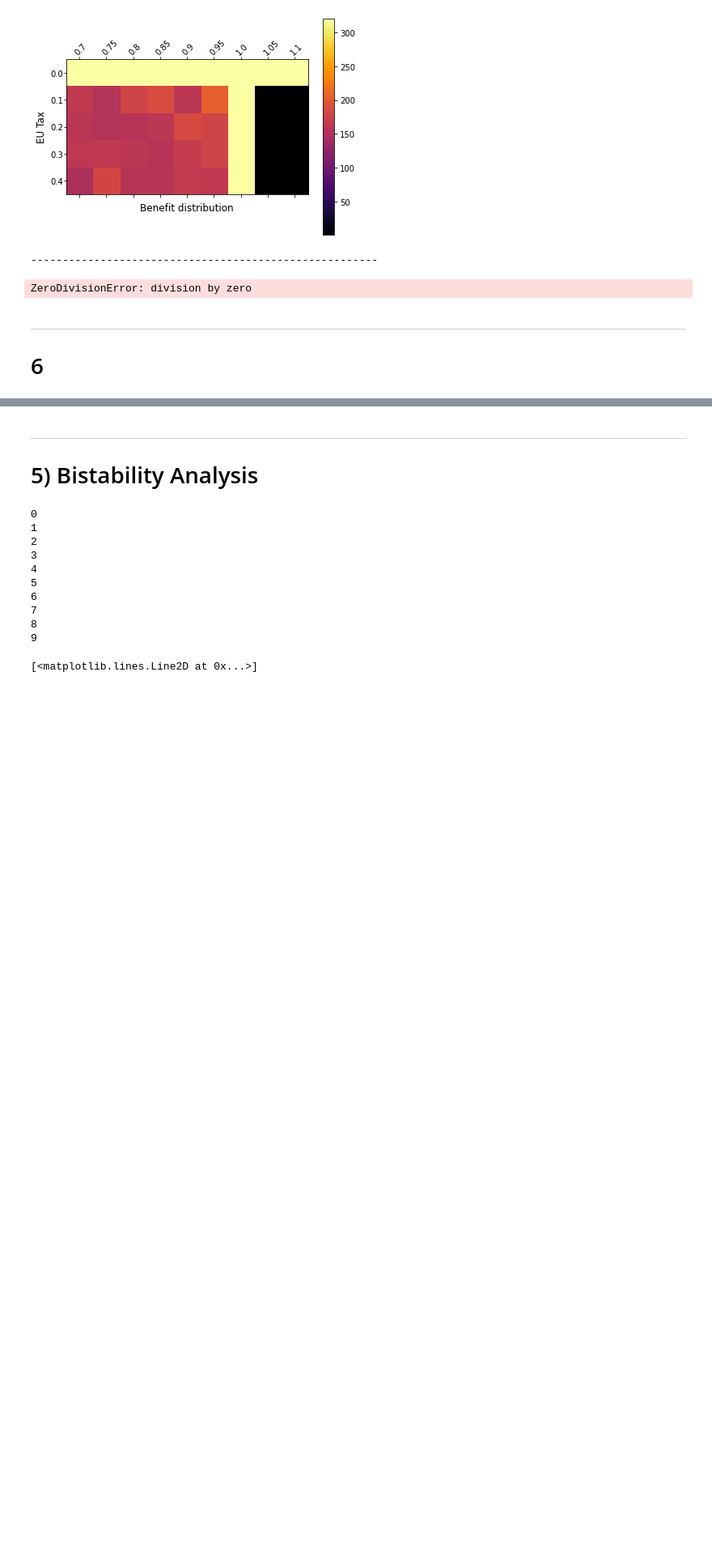
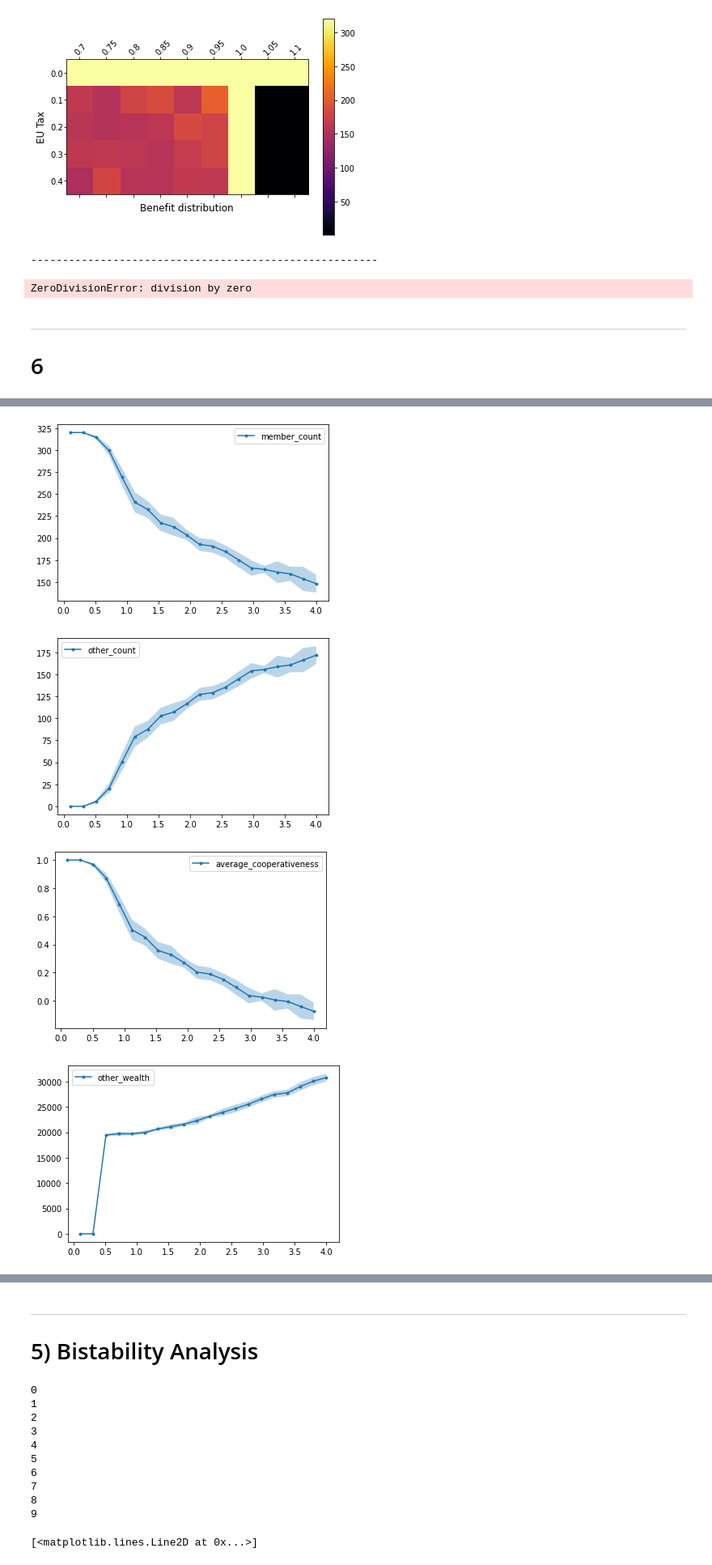
Before and after one commit to charelF/ABM, a Jupyter notebook: model/test.ipynb, the cells around one changed output, grey strips where cells are left out. Shown at 81% size. Cells and saved outputs as stored; diff of their text form; code cells hidden in the pictures; blank space fills up the shorter version.

```diff
--- a/model/test.ipynb
+++ b/model/test.ipynb
@@ -299,0 +428,14 @@ plt.show()
+# %%
+mean = np.mean(data, axis=1)
+std = np.std(data, axis=1)
+for i, name in enumerate(model.datacollector.get_model_vars_dataframe().columns):
+
+    plt.plot(x, mean[:,i], ".-", label=name)
+    plt.fill_between(x, mean[:,i]+std[:,i], mean[:,i]-std[:,i], alpha=0.3)
+    plt.legend()
+    plt.show()
+# %% [output]
+[figure, added]
+[figure, added]
+[figure, added]
+[figure, added]
```
Also changed, not shown: parts of 16 cells of this notebook, 13 other files.
